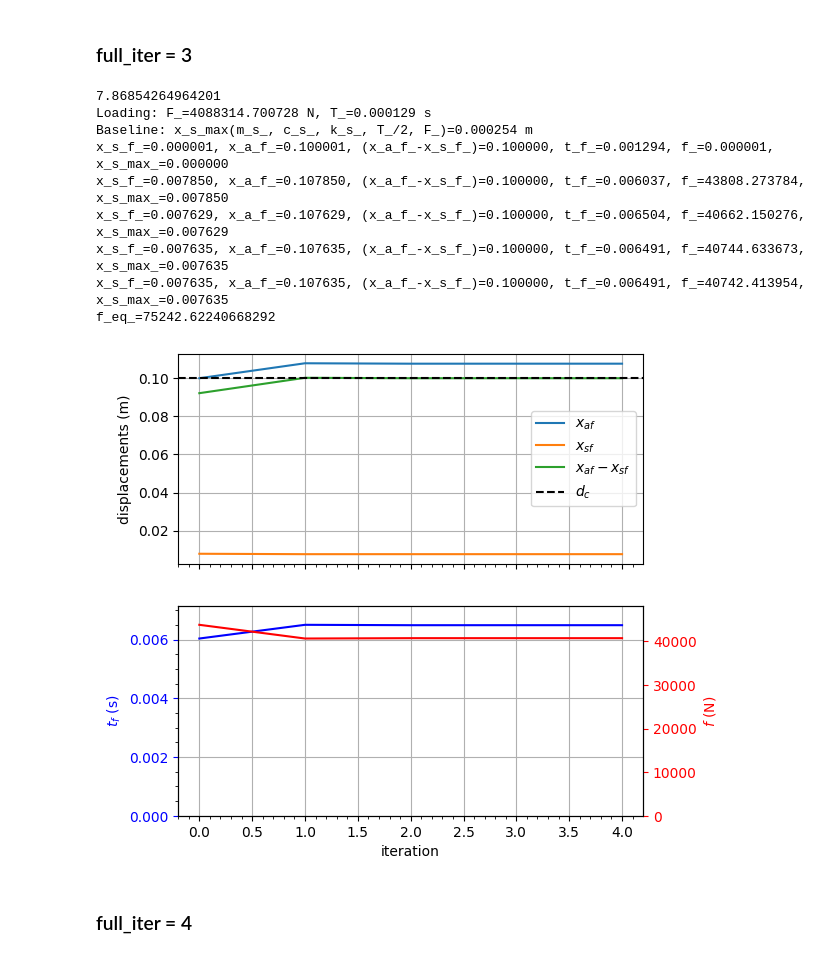
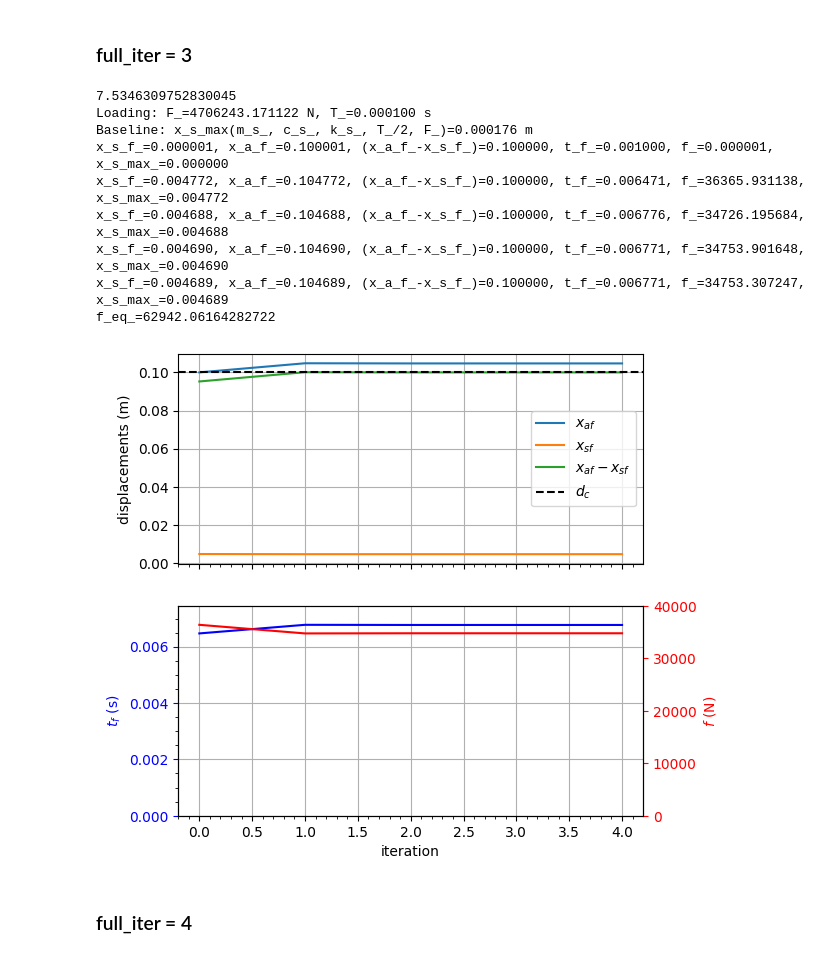
Before and after one commit to carloshernangarrido/optimization_simple_plastic, a Jupyter notebook: analytic.ipynb, the cells around one changed output. Cells and saved outputs as stored; diff of their text form; code cells hidden in the pictures.

```diff
--- a/analytic.ipynb
+++ b/analytic.ipynb
@@ -1070,24 +1255,25 @@ f_eq_=69024.81976558256
 # %%
 n_iter = 5
 
-m_s_ = 31.7429  # kg
-k_s_ = 3708614.2024 # N/m
-c_s_ = 16819.0870  # Ns/m
+m_s_ = 27.3834  # kg
+k_s_ = 5220553.7520 # N/m
+c_s_ = 23867.2890  # Ns/m
 
 
 brick_area = 0.84*0.3
 
-T_ = 0.000129364752771688  # s
-F_ = 4091928.2935113907  # N
+T_ = 0.0001  # s
+F_ = 4715950.9100190075  # N
 
-x_s_max_hf = 0.011052982403273988  # m
+x_s_max_hf = 0.012423658283643342  # m
 
-m_a_ = 7.875188630289099  # kg
+m_a_ = 7.544498731244617  # kg
+
 print(m_a_)
 
 d_c_ = 0.10
 
-phi_eq = 1.8354678011326788
+phi_eq = 1.7988496242799237
 
 # Assuming the loading is a triangle, duration must be halved because x_s_max assumes a rectangular pulse
 print(f'Loading: {F_=:4f} N, {T_=:4f} s')
@@ -1119,50 +1305,52 @@ f_eq_=74403.92916892163
 # %%
 n_iter = 5
 
-m_s_ = 31.3712  # kg
-k_s_ = 5390376.5003 # N/m
-c_s_ = 14778.7007  # Ns/m
+m_s_ = 31.9956  # kg
+k_s_ = 5802306.0144 # N/m
+c_s_ = 27234.7966  # Ns/m
 
 
 brick_area = 0.84*0.3
 
-T_ = 0.0001293757543819981  # s
-F_ = 4088314.700727919  # N
+T_ = 0.0001  # s
+F_ = 4706243.171122093  # N
 
-x_s_max_hf = 0.01021358019399324  # m
+x_s_max_hf = 0.01176433242302031  # m
 
-m_a_ = 7.86854264964201  # kg
+m_a_ = 7.5346309752830045  # kg
+
+
 print(m_a_)
 
 d_c_ = 0.10
 
-phi_eq = 1.846781478932145
+phi_eq = 1.811108607523981
 
 # Assuming the loading is a triangle, duration must be halved because x_s_max assumes a rectangular pulse
 print(f'Loading: {F_=:4f} N, {T_=:4f} s')
 print(f'Baseline: {x_s_max(m_s_, c_s_, k_s_, T_/2, F_)=:4f} m')
 
 # Call iterative optimization
 x_s_f_list, x_a_f_list, t_f_list, f_list, x_s_max_ = iter_opt(n_iter, k_s_, c_s_, m_s_, F_, T_, m_a_, d_c_)
 
 # Convert to equivalent yield force
 f_eq_ = phi_eq * f_list[-1]
 print(f'{f_eq_=}')
 
 full_iters_mean_press_6mm4_12kg6.append(FullIter(k_s_, m_s_, c_s_, brick_area, F_, T_, m_a_, d_c_, x_s_max_hf,
                                      IterOptResults(x_s_f_list, x_a_f_list, t_f_list, f_list, x_s_max_), f_eq_))
 full_iters_mean_press_6mm4_12kg6[-1].iter_opt_results.plot(d_c_)
 # %% [output]
-7.86854264964201
-Loading: F_=4088314.700728 N, T_=0.000129 s
-Baseline: x_s_max(m_s_, c_s_, k_s_, T_/2, F_)=0.000254 m
-x_s_f_=0.000001, x_a_f_=0.100001, (x_a_f_-x_s_f_)=0.100000, t_f_=0.001294, f_=0.000001, x_s_max_=0.000000
-x_s_f_=0.007850, x_a_f_=0.107850, (x_a_f_-x_s_f_)=0.100000, t_f_=0.006037, f_=43808.273784, x_s_max_=0.007850
-x_s_f_=0.007629, x_a_f_=0.107629, (x_a_f_-x_s_f_)=0.100000, t_f_=0.006504, f_=40662.150276, x_s_max_=0.007629
-x_s_f_=0.007635, x_a_f_=0.107635, (x_a_f_-x_s_f_)=0.100000, t_f_=0.006491, f_=40744.633673, x_s_max_=0.007635
-x_s_f_=0.007635, x_a_f_=0.107635, (x_a_f_-x_s_f_)=0.100000, t_f_=0.006491, f_=40742.413954, x_s_max_=0.007635
-f_eq_=75242.62240668292
+7.5346309752830045
+Loading: F_=4706243.171122 N, T_=0.000100 s
+Baseline: x_s_max(m_s_, c_s_, k_s_, T_/2, F_)=0.000176 m
+x_s_f_=0.000001, x_a_f_=0.100001, (x_a_f_-x_s_f_)=0.100000, t_f_=0.001000, f_=0.000001, x_s_max_=0.000000
+x_s_f_=0.004772, x_a_f_=0.104772, (x_a_f_-x_s_f_)=0.100000, t_f_=0.006471, f_=36365.931138, x_s_max_=0.004772
+x_s_f_=0.004688, x_a_f_=0.104688, (x_a_f_-x_s_f_)=0.100000, t_f_=0.006776, f_=34726.195684, x_s_max_=0.004688
+x_s_f_=0.004690, x_a_f_=0.104690, (x_a_f_-x_s_f_)=0.100000, t_f_=0.006771, f_=34753.901648, x_s_max_=0.004690
+x_s_f_=0.004689, x_a_f_=0.104689, (x_a_f_-x_s_f_)=0.100000, t_f_=0.006771, f_=34753.307247, x_s_max_=0.004689
+f_eq_=62942.06164282722
-[figure, old version]
+[figure, new version]
 # %% [markdown]
 ### full_iter = 4
 # %%
```
Also changed, not shown: parts of 15 cells of this notebook, 23 other files.
